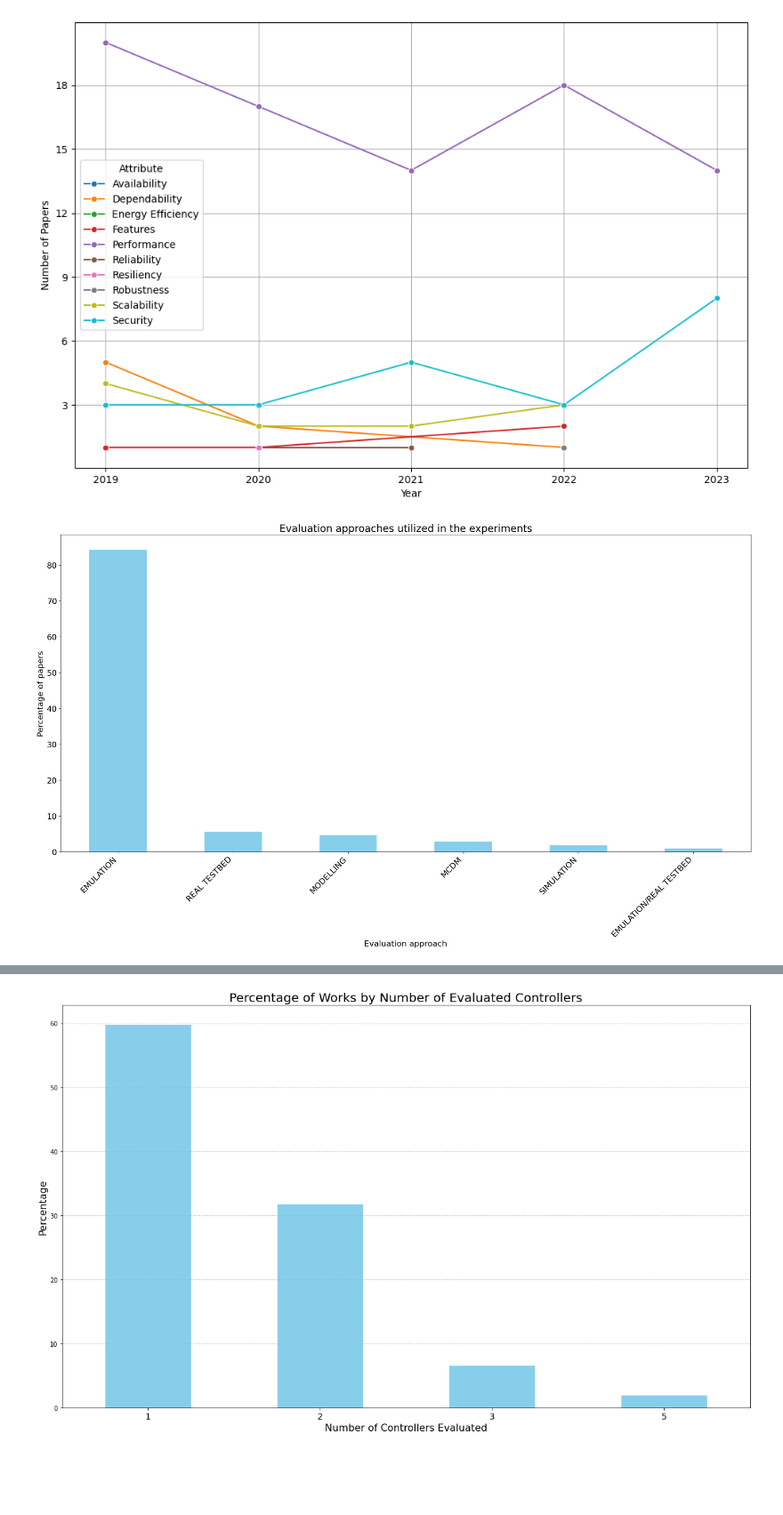
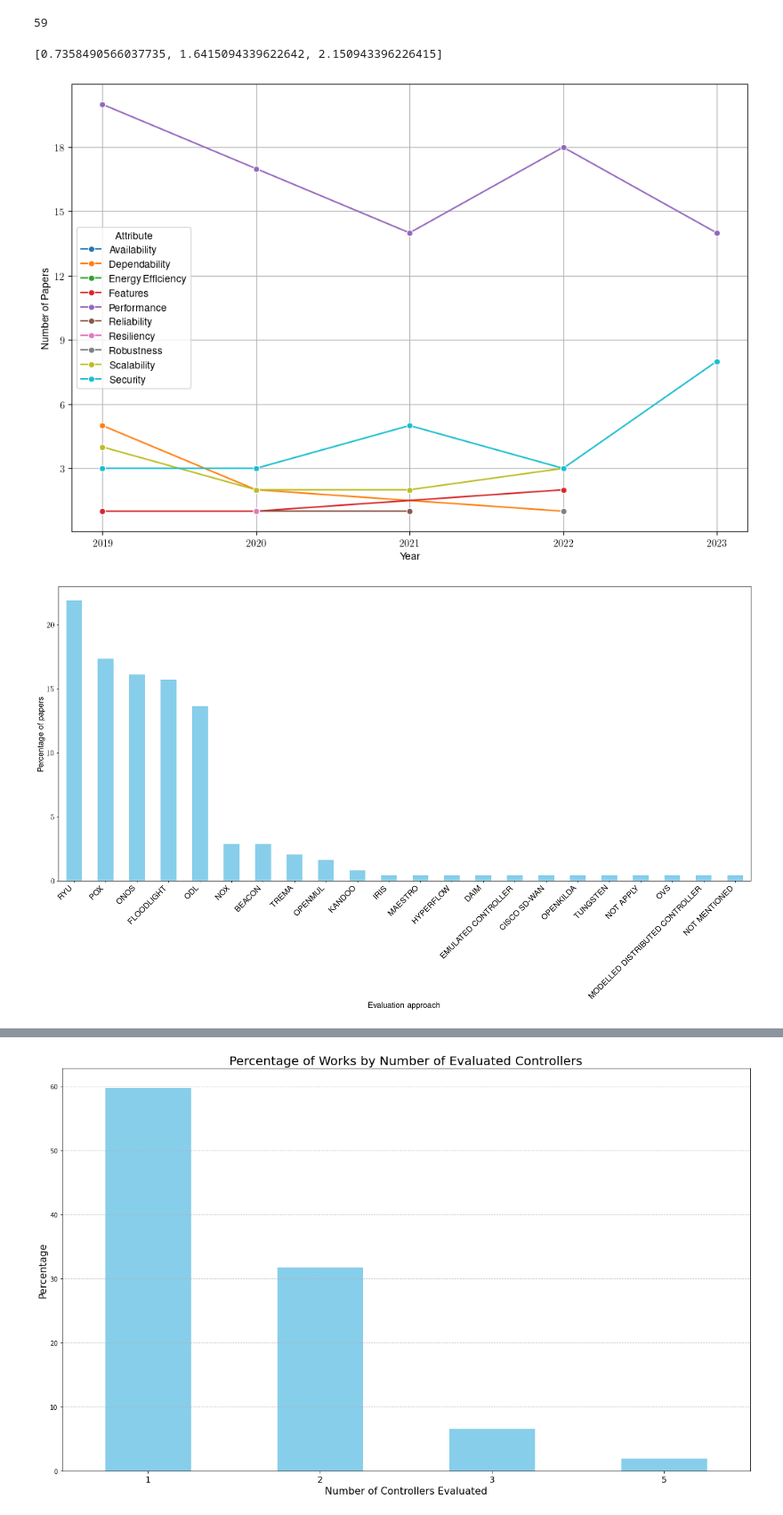
Before and after one commit to sandinojardim/sysrev-sdn-bm, a Jupyter notebook: final/Data_Extraction.ipynb, the cells around one changed output, grey strips where cells are left out. Shown at 89% size. Cells and saved outputs as stored; diff of their text form; code cells hidden in the pictures; blank space fills up the shorter version.

```diff
--- a/final/Data_Extraction.ipynb
+++ b/final/Data_Extraction.ipynb
@@ -7,6 +7,11 @@ from matplotlib.colors import Normalize
 from matplotlib.cm import ScalarMappable
 import matplotlib.ticker as ticker
 import seaborn as sns
+
+plt.rcParams.update({
+    "text.usetex": True,
+    "font.family": "Helvetica"
+})
 #import re
 #import regex
 #from nltk.stem import PorterStemmer
@@ -76,6 +81,16 @@ df['Fairness'] = df.apply(lambda row: 3 if row['Ctrl_concern']+row['Setup_concer
 
 df['Final Score'] = df.apply(lambda row: row['Relevance']+row['Representativeness']+row['Repeatability']+row['Portability']+row['Usability']+row['Fairness'], axis=1)
 df_final_score = df.sort_values(by='Final Score', ascending=False)
+# %%
+df['Documentation'].sum()
+# %% [output]
+59
+# %%
+repr_values = [3*df['Ctrl_concern'].sum()/len(df), 3*df['Setup_concern'].sum()/len(df), 3*df['Wkl_concern'].sum()/len(df)]
+repr_labels = ['Controller','Experimental Setup','Workload']
+repr_values
+# %% [output]
+[0.7358490566037735, 1.6415094339622642, 2.150943396226415]
 # %%
 # Flatten the lists in the 'Attribute' column into separate rows
 df_flat = df.explode('Attribute')
@@ -101,7 +116,7 @@ plt.legend(title='Attribute')
 plt.grid(True)
 plt.show()
 # %% [output]
-[figure, old version]
+[figure, new version]
 # %%
 def plot_attribute_percentage(df, column_name, title, xlabel):
     df[column_name] = df[column_name].apply(lambda x: [item.upper() for item in x])
@@ -117,7 +132,7 @@ def plot_attribute_percentage(df, column_name, title, xlabel):
     # Create a bar plot
     plt.figure(figsize=(20, 12))
     attribute_percentages.plot(kind='bar', color='skyblue', fontsize=16)
-    plt.title(title, fontsize=20)
+    #plt.title(title, fontsize=20)
     plt.xlabel(xlabel, fontsize=16)
     plt.ylabel('Percentage of papers', fontsize=16)
     plt.xticks(rotation=45, ha='right')  # Rotate x labels for better readability
@@ -167,13 +182,14 @@ def plot_radar_chart(values, labels, title, ylim=None):
 
     # Add labels
     ax.set_xticks(angles[:-1])
-    ax.set_xticklabels(labels,fontsize=14)
+    ax.set_xticklabels(labels,fontsize=18)
 
     # Show the radar chart
-    plt.title(title)
+    #plt.title(title)
+    plt.savefig(f'{title}.pdf', format='pdf')
     plt.show()
 # %%
-data = plot_attribute_percentage(df,'Evaluation','Evaluation approaches utilized in the experiments','Evaluation approach')
+data = plot_attribute_percentage(df,'Controllers','Controllers','Evaluation approach')
 # %% [output]
-[figure, old version]
+[figure, new version]
 # %%
```
Also changed, not shown: parts of 11 cells of this notebook.
